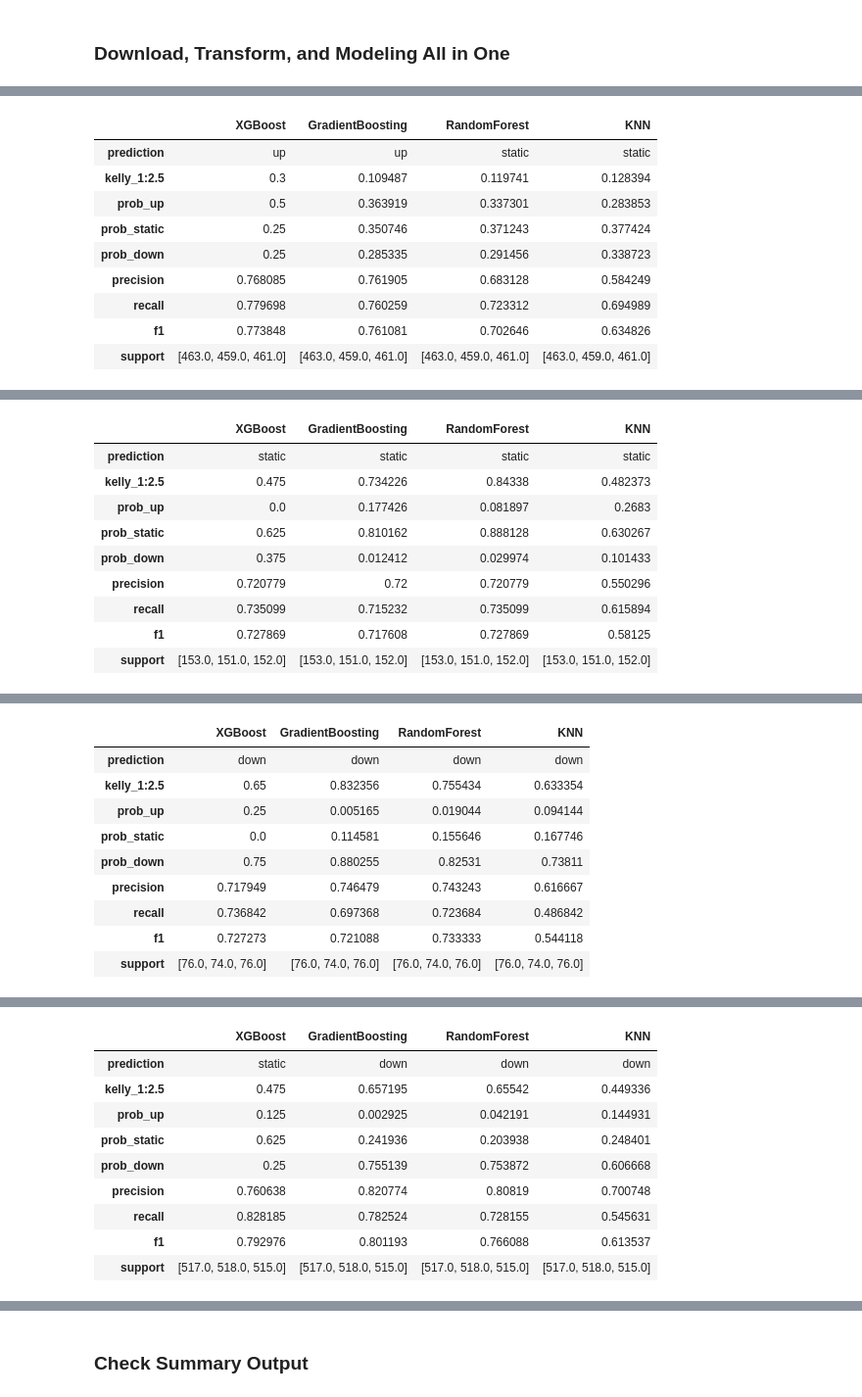
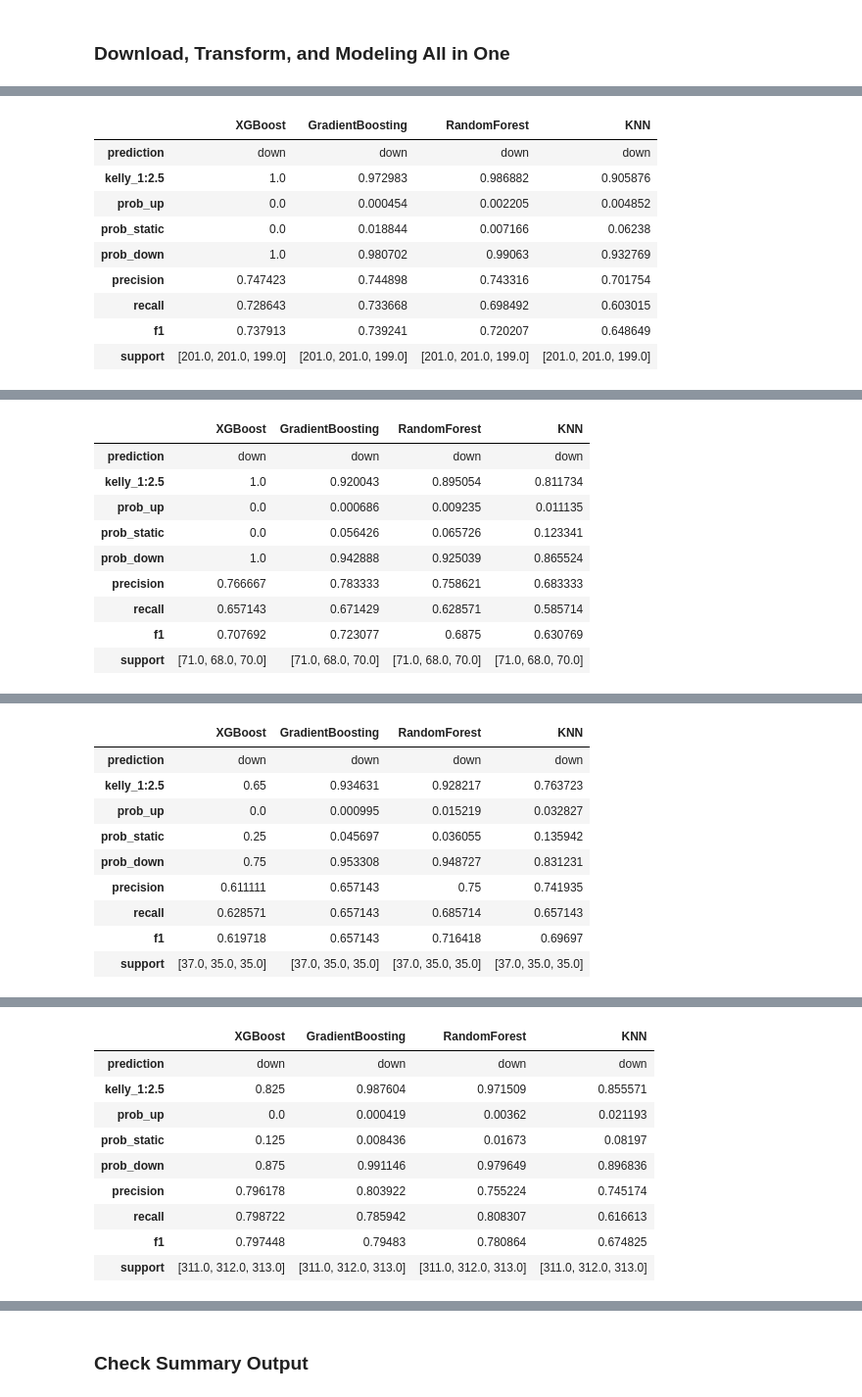
Before and after one commit to yuchild/stock_production, a Jupyter notebook: stock_next_time_frame_predictor.ipynb, the cells around one changed output, grey strips where cells are left out. Shown at 98% size. Cells and saved outputs as stored; diff of their text form; code cells hidden in the pictures.

```diff
--- a/stock_next_time_frame_predictor.ipynb
+++ b/stock_next_time_frame_predictor.ipynb
@@ -43,5 +43,5 @@ from src import functions as f
 # manufactoring suppliers
 # 'lrcs', 'klac', ''
 # %%
-f.predictions('baba')
+f.predictions('wsc')
 # %% [output]
@@ -49,10 +49,10 @@ BABA 5m Interval Timestamp: 2024-10-21 03:10:22
 |  | XGBoost | GradientBoosting | RandomForest | KNN |
-| prediction | up | up | static | static |
-| kelly_1:2.5 | 0.3 | 0.109487 | 0.119741 | 0.128394 |
-| prob_up | 0.5 | 0.363919 | 0.337301 | 0.283853 |
-| prob_static | 0.25 | 0.350746 | 0.371243 | 0.377424 |
-| prob_down | 0.25 | 0.285335 | 0.291456 | 0.338723 |
-| precision | 0.768085 | 0.761905 | 0.683128 | 0.584249 |
-| recall | 0.779698 | 0.760259 | 0.723312 | 0.694989 |
-| f1 | 0.773848 | 0.761081 | 0.702646 | 0.634826 |
-| support | [463.0, 459.0, 461.0] | [463.0, 459.0, 461.0] | [463.0, 459.0, 461.0] | [463.0, 459.0, 461.0] |
+| prediction | down | down | down | down |
+| kelly_1:2.5 | 1.0 | 0.972983 | 0.986882 | 0.905876 |
+| prob_up | 0.0 | 0.000454 | 0.002205 | 0.004852 |
+| prob_static | 0.0 | 0.018844 | 0.007166 | 0.06238 |
+| prob_down | 1.0 | 0.980702 | 0.99063 | 0.932769 |
+| precision | 0.747423 | 0.744898 | 0.743316 | 0.701754 |
+| recall | 0.728643 | 0.733668 | 0.698492 | 0.603015 |
+| f1 | 0.737913 | 0.739241 | 0.720207 | 0.648649 |
+| support | [201.0, 201.0, 199.0] | [201.0, 201.0, 199.0] | [201.0, 201.0, 199.0] | [201.0, 201.0, 199.0] |
@@ -60,10 +60,10 @@ BABA 15m Interval Timestamp: 2024-10-21 03:10:29
 |  | XGBoost | GradientBoosting | RandomForest | KNN |
-| prediction | static | static | static | static |
-| kelly_1:2.5 | 0.475 | 0.734226 | 0.84338 | 0.482373 |
-| prob_up | 0.0 | 0.177426 | 0.081897 | 0.2683 |
-| prob_static | 0.625 | 0.810162 | 0.888128 | 0.630267 |
-| prob_down | 0.375 | 0.012412 | 0.029974 | 0.101433 |
-| precision | 0.720779 | 0.72 | 0.720779 | 0.550296 |
-| recall | 0.735099 | 0.715232 | 0.735099 | 0.615894 |
-| f1 | 0.727869 | 0.717608 | 0.727869 | 0.58125 |
-| support | [153.0, 151.0, 152.0] | [153.0, 151.0, 152.0] | [153.0, 151.0, 152.0] | [153.0, 151.0, 152.0] |
+| prediction | down | down | down | down |
+| kelly_1:2.5 | 1.0 | 0.920043 | 0.895054 | 0.811734 |
+| prob_up | 0.0 | 0.000686 | 0.009235 | 0.011135 |
+| prob_static | 0.0 | 0.056426 | 0.065726 | 0.123341 |
+| prob_down | 1.0 | 0.942888 | 0.925039 | 0.865524 |
+| precision | 0.766667 | 0.783333 | 0.758621 | 0.683333 |
+| recall | 0.657143 | 0.671429 | 0.628571 | 0.585714 |
+| f1 | 0.707692 | 0.723077 | 0.6875 | 0.630769 |
+| support | [71.0, 68.0, 70.0] | [71.0, 68.0, 70.0] | [71.0, 68.0, 70.0] | [71.0, 68.0, 70.0] |
@@ -71,10 +71,10 @@ BABA 30m Interval Timestamp: 2024-10-21 03:10:32
 |  | XGBoost | GradientBoosting | RandomForest | KNN |
 | prediction | down | down | down | down |
-| kelly_1:2.5 | 0.65 | 0.832356 | 0.755434 | 0.633354 |
-| prob_up | 0.25 | 0.005165 | 0.019044 | 0.094144 |
-| prob_static | 0.0 | 0.114581 | 0.155646 | 0.167746 |
-| prob_down | 0.75 | 0.880255 | 0.82531 | 0.73811 |
-| precision | 0.717949 | 0.746479 | 0.743243 | 0.616667 |
-| recall | 0.736842 | 0.697368 | 0.723684 | 0.486842 |
-| f1 | 0.727273 | 0.721088 | 0.733333 | 0.544118 |
-| support | [76.0, 74.0, 76.0] | [76.0, 74.0, 76.0] | [76.0, 74.0, 76.0] | [76.0, 74.0, 76.0] |
+| kelly_1:2.5 | 0.65 | 0.934631 | 0.928217 | 0.763723 |
+| prob_up | 0.0 | 0.000995 | 0.015219 | 0.032827 |
+| prob_static | 0.25 | 0.045697 | 0.036055 | 0.135942 |
+| prob_down | 0.75 | 0.953308 | 0.948727 | 0.831231 |
+| precision | 0.611111 | 0.657143 | 0.75 | 0.741935 |
+| recall | 0.628571 | 0.657143 | 0.685714 | 0.657143 |
+| f1 | 0.619718 | 0.657143 | 0.716418 | 0.69697 |
+| support | [37.0, 35.0, 35.0] | [37.0, 35.0, 35.0] | [37.0, 35.0, 35.0] | [37.0, 35.0, 35.0] |
@@ -82,10 +82,10 @@ BABA 1h Interval Timestamp: 2024-10-21 03:10:35
 |  | XGBoost | GradientBoosting | RandomForest | KNN |
-| prediction | static | down | down | down |
-| kelly_1:2.5 | 0.475 | 0.657195 | 0.65542 | 0.449336 |
-| prob_up | 0.125 | 0.002925 | 0.042191 | 0.144931 |
-| prob_static | 0.625 | 0.241936 | 0.203938 | 0.248401 |
-| prob_down | 0.25 | 0.755139 | 0.753872 | 0.606668 |
-| precision | 0.760638 | 0.820774 | 0.80819 | 0.700748 |
-| recall | 0.828185 | 0.782524 | 0.728155 | 0.545631 |
-| f1 | 0.792976 | 0.801193 | 0.766088 | 0.613537 |
-| support | [517.0, 518.0, 515.0] | [517.0, 518.0, 515.0] | [517.0, 518.0, 515.0] | [517.0, 518.0, 515.0] |
+| prediction | down | down | down | down |
+| kelly_1:2.5 | 0.825 | 0.987604 | 0.971509 | 0.855571 |
+| prob_up | 0.0 | 0.000419 | 0.00362 | 0.021193 |
+| prob_static | 0.125 | 0.008436 | 0.01673 | 0.08197 |
+| prob_down | 0.875 | 0.991146 | 0.979649 | 0.896836 |
+| precision | 0.796178 | 0.803922 | 0.755224 | 0.745174 |
+| recall | 0.798722 | 0.785942 | 0.808307 | 0.616613 |
+| f1 | 0.797448 | 0.79483 | 0.780864 | 0.674825 |
+| support | [311.0, 312.0, 313.0] | [311.0, 312.0, 313.0] | [311.0, 312.0, 313.0] | [311.0, 312.0, 313.0] |
```
Also changed, not shown: parts of 1 cell of this notebook, 14 other files.
